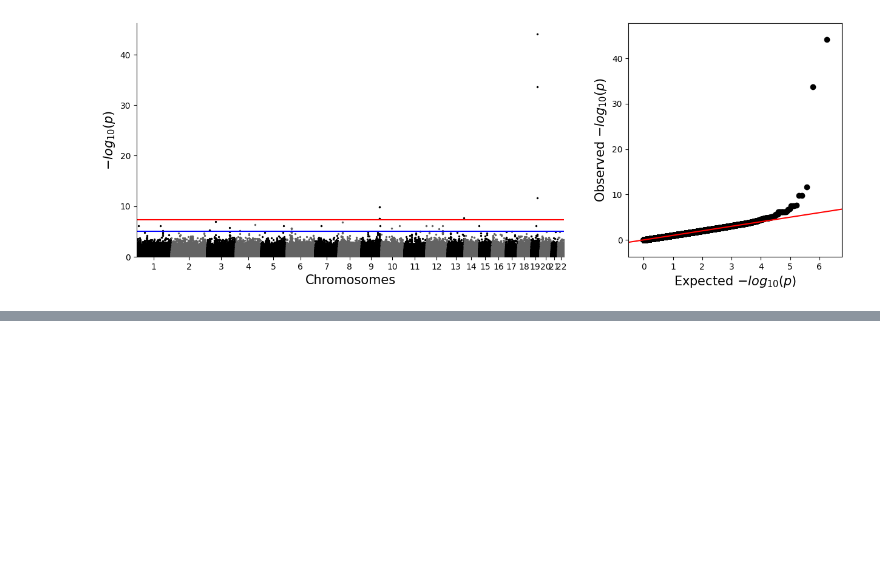
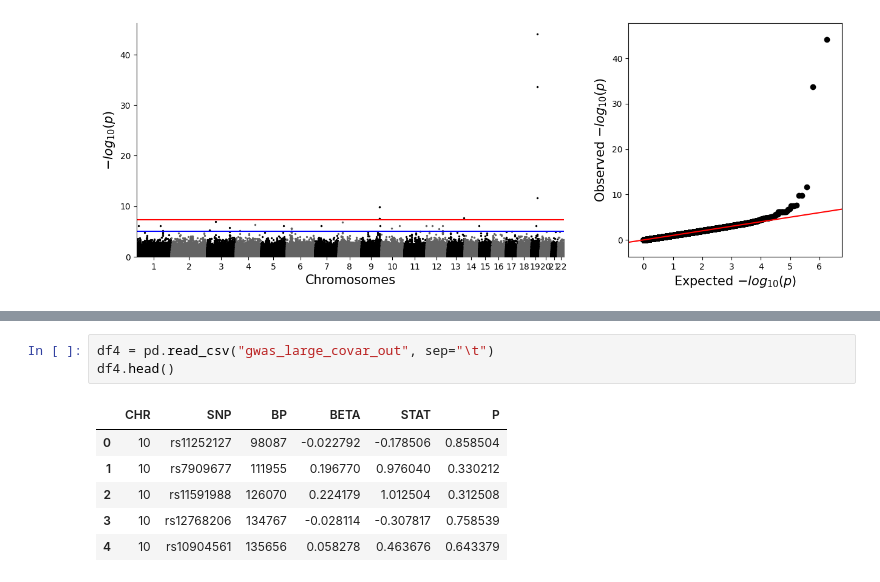
Before and after one commit to philchi/simple-gwas-utility, a Jupyter notebook: evaluation/evaluation.ipynb, the cells around one changed output, grey strips where cells are left out. Drawn from its saved outputs; the diff is of its cells as text; blank space fills up the shorter version.

```diff
--- a/evaluation/evaluation.ipynb
+++ b/evaluation/evaluation.ipynb
@@ -44,0 +97,10 @@ qqman.qqplot(data, ax=ax1)
+# %%
+df4 = pd.read_csv("gwas_large_covar_out", sep="\t")
+df4.head()
+# %% [output]
+|  | CHR | SNP | BP | BETA | STAT | P |
+| 0 | 10 | rs11252127 | 98087 | -0.022792 | -0.178506 | 0.858504 |
+| 1 | 10 | rs7909677 | 111955 | 0.196770 | 0.976040 | 0.330212 |
+| 2 | 10 | rs11591988 | 126070 | 0.224179 | 1.012504 | 0.312508 |
+| 3 | 10 | rs12768206 | 134767 | -0.028114 | -0.307817 | 0.758539 |
+| 4 | 10 | rs10904561 | 135656 | 0.058278 | 0.463676 | 0.643379 |
```
Also changed, not shown: parts of 8 cells of this notebook, 1 other file.
